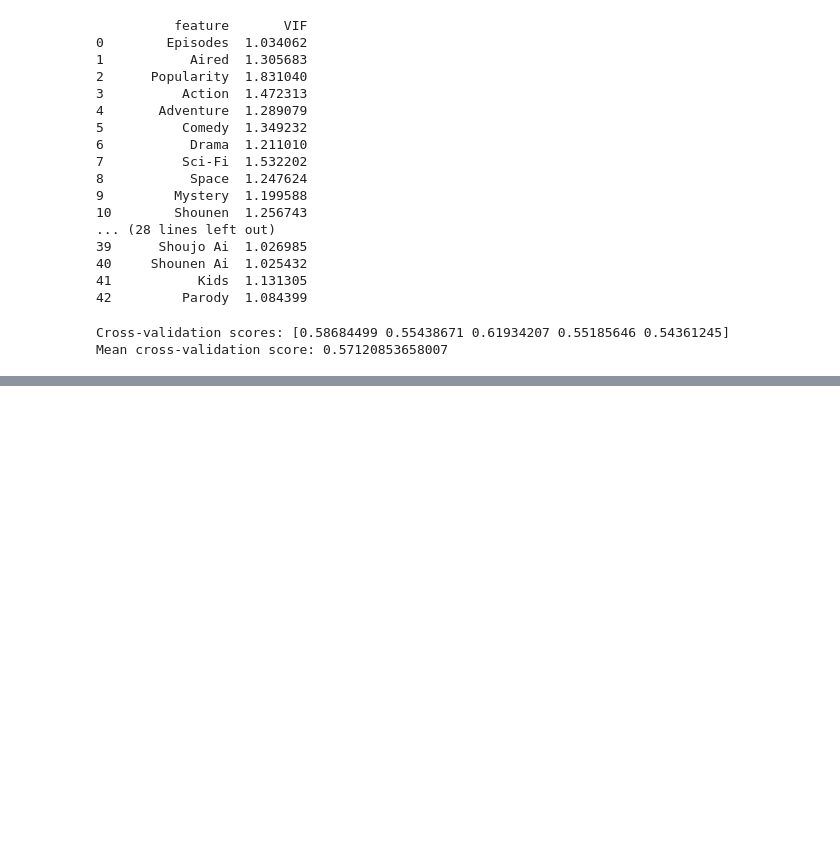
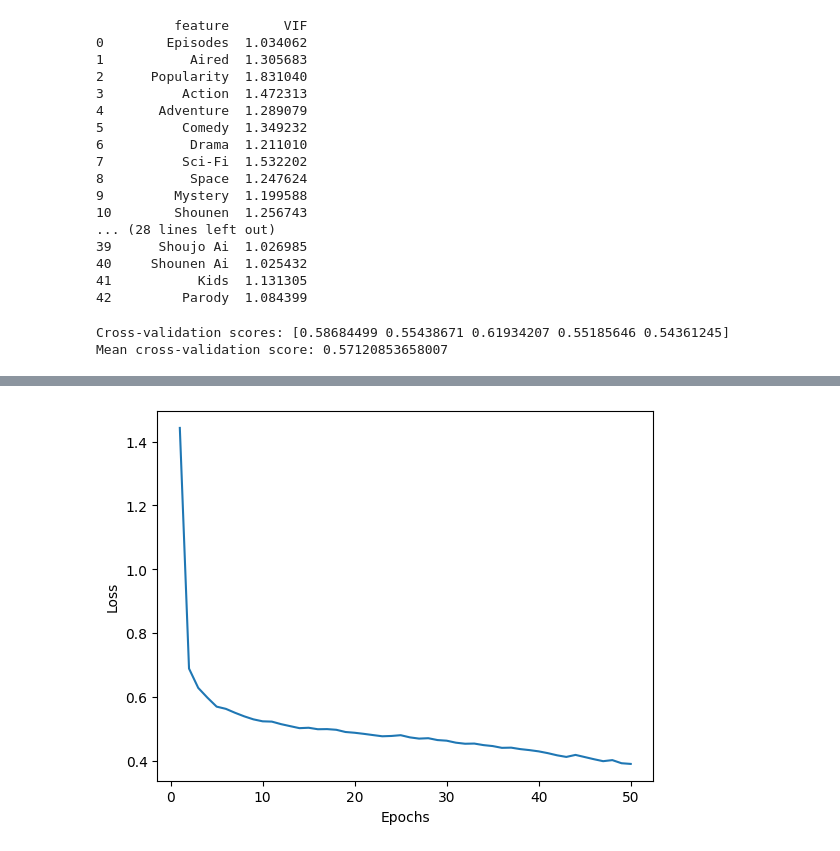
Before and after one commit to AlFarabiDHK/Anime-Recommender, a Jupyter notebook: mal.ipynb, the cells around one changed output, grey strips where cells are left out. Saved outputs shown, nothing was run; the diff lists cells and outputs as text; code cells hidden in the pictures; blank space fills up the shorter version.

Commit message:
Implemented nlp for score generation, *Results are not Good*

```diff
--- a/mal.ipynb
+++ b/mal.ipynb
@@ -560,0 +570,4 @@ plt.show()
+# %%
+df = pd.read_csv("anime_with_synopsis.csv")
+print(len(df))
+df.head(10)
@@ -560,0 +591,9 @@ plt.show()
+# %%
+#Data Cleaning
+# Drop all the rows with Unknown in the 'Score' column
+print(df[df['Score'] == 'Unknown'].head(5))
+df = df[df['Score'] != 'Unknown']
+# Drop all the rows with no synopsis information
+print(df[df['sypnopsis'] == 'No synopsis information has been added to this title. Help improve our database by adding a synopsis here .'].head(5))
+df = df[df['sypnopsis'] != 'No synopsis information has been added to this title. Help improve our database by adding a synopsis here .']
+print(f"Length after Removing Unknow entries: {len(df)}" )
@@ -560,0 +618,4 @@ plt.show()
+# %%
+#Turing Score into float
+df['Score'] = df['Score'].astype(float)
+df.head(10)
@@ -560,0 +703,9 @@ plt.show()
+# %%
+epochs = range(1, total_epochs+1)
+loss_train = history.history['loss']
+plt.plot(epochs, loss_train)
+plt.xlabel('Epochs')
+plt.ylabel('Loss')
+plt.show()
+# %% [output]
+[figure, added]
```
Also changed, not shown: parts of 13 cells of this notebook.
